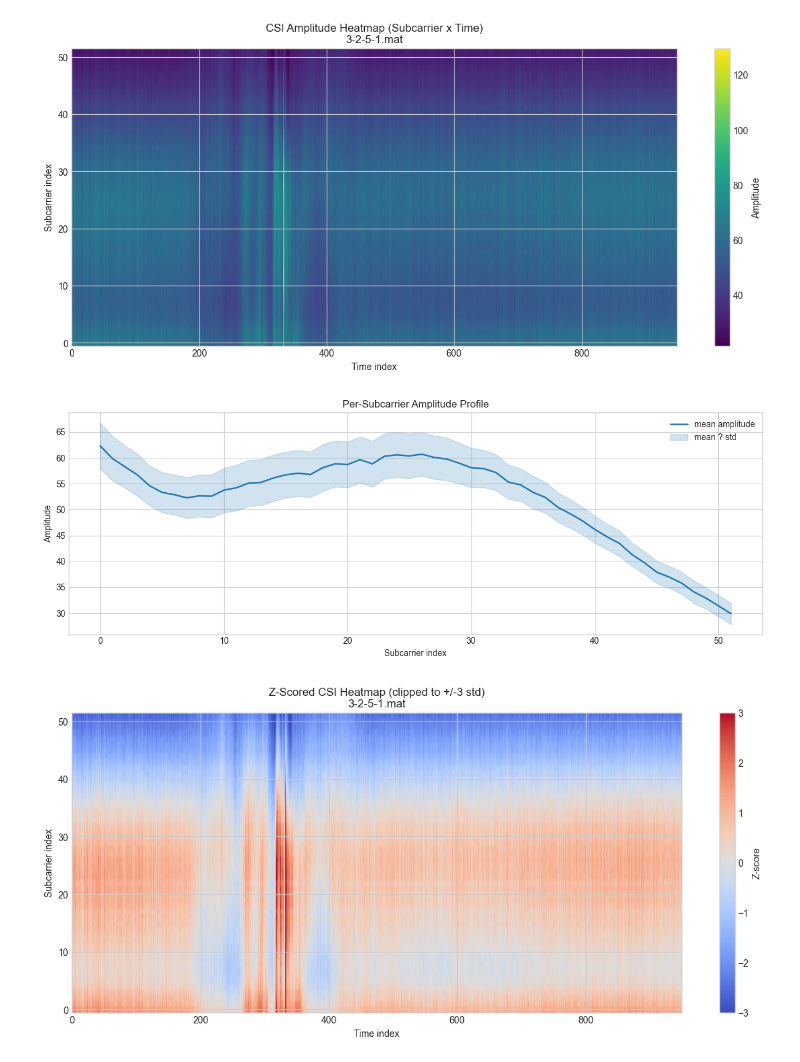
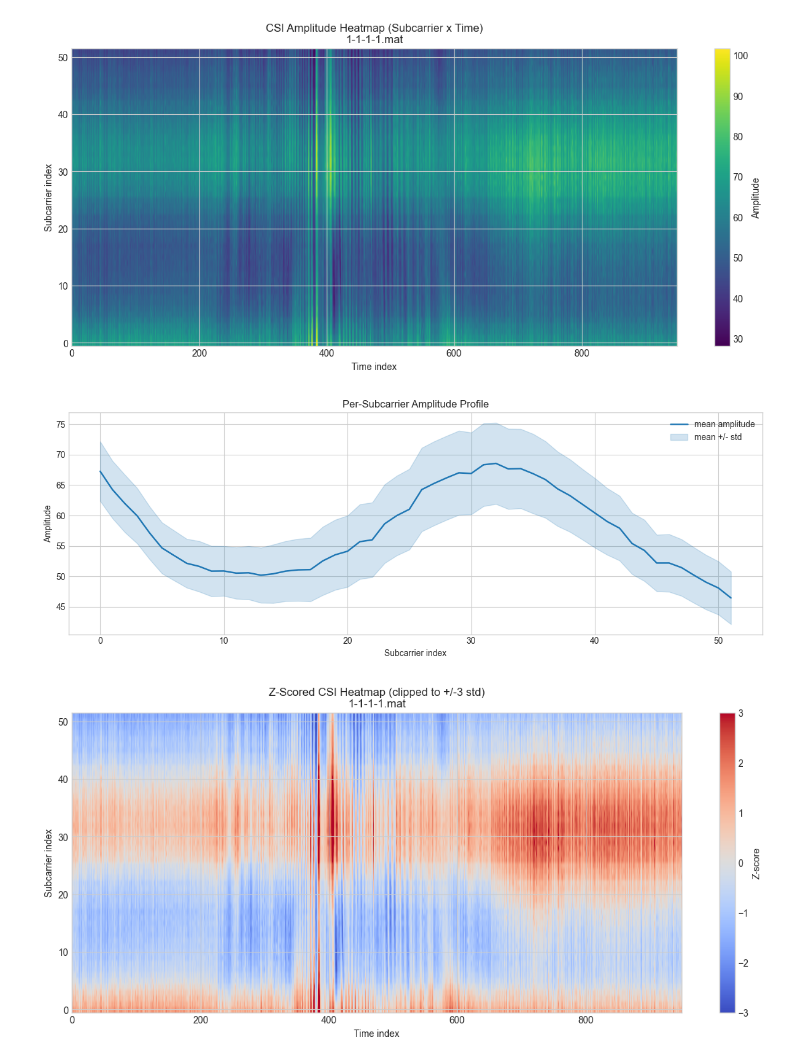
Before and after one commit to stef4k/ESP-Fi-HAR-experiments, a Jupyter notebook: notebooks/csi_data_format_and_plots.ipynb, the cells around one changed output. Saved outputs shown, nothing was run; the diff lists cells and outputs as text; code cells hidden in the pictures.

```diff
--- a/notebooks/csi_data_format_and_plots.ipynb
+++ b/notebooks/csi_data_format_and_plots.ipynb
@@ -14,24 +19,23 @@ import scipy.io as sio
 plt.style.use('seaborn-v0_8-whitegrid')
 pd.set_option('display.max_columns', None)
 # %%
-def find_data_root() -> Path:
+def find_full_mat_root() -> Path:
     candidates = [
-        Path('../ModelCode/Data'),
-        Path('ModelCode/Data'),
-        Path('../Data'),
-        Path('Data'),
+        Path('../ModelCode/Data_full_mat'),
+        Path('ModelCode/Data_full_mat'),
+        Path('../Data_full_mat'),
+        Path('Data_full_mat'),
     ]
 
     for c in candidates:
-        if c.exists() and (c / 'train_amp').exists() and (c / 'test_amp').exists():
+        if c.exists() and any(c.glob('EnvironmentNo.*')):
             return c.resolve()
 
     raise FileNotFoundError(
-        'Could not find dataset root. Expected a folder containing train_amp/ and test_amp/. '
-        f'Tried: {[str(x) for x in candidates]}'
+        'Could not find Data_full_mat root. Tried: ' + ', '.join(str(x) for x in candidates)
     )
 
 
-DATA_ROOT = find_data_root()
+DATA_ROOT = find_full_mat_root()
 DATA_ROOT
 # %% [output]
@@ -94,11 +42,0 @@ Total .mat samples: 490
-# %%
-# Parse filename pattern: X-Y-Z-M.mat
-pattern = re.compile(r'^(?P<scene>\d+)-(?P<subject>\d+)-(?P<activity_id>\d+)-(?P<trial>\d+)\.mat$')
-meta = manifest['filename'].str.extract(pattern)
-for c in ['scene', 'subject', 'activity_id', 'trial']:
-    meta[c] = pd.to_numeric(meta[c], errors='coerce')
-
-manifest_meta = pd.concat([manifest, meta], axis=1)
-
-display(manifest_meta.head(10))
-display(manifest_meta[['scene', 'subject', 'activity_id', 'trial']].describe())
@@ -152,11 +147,13 @@ def load_csi_amp(mat_path: Path, key_candidates=KEY_CANDIDATES):
     visible_keys = sorted([k for k in mat.keys() if not k.startswith('__')])
     return data, used_key, visible_keys
 
-sample_idx = 0
-sample_path = Path(manifest_meta.iloc[sample_idx]['path'])
+sample_row = manifest.iloc[0]
+sample_path = Path(sample_row['path'])
 sample_x, used_key, visible_keys = load_csi_amp(sample_path)
 
 print(f'Sample file: {sample_path.name}')
+print(f'Environment: {sample_row.environment_name}')
+print(f'Activity ID: {sample_row.activity_id}')
 print(f'Loaded key: {used_key}')
 print(f'Keys in .mat: {visible_keys}')
 print(f'Shape (time, subcarrier): {sample_x.shape}')
@@ -191,12 +192,7 @@ plt.show()
 # %%
 # Heatmap over time for each subcarrier
 fig, ax = plt.subplots(figsize=(12, 5.5))
-im = ax.imshow(
-    sample_x.T,
-    aspect='auto',
-    origin='lower',
-    cmap='viridis',
-)
+im = ax.imshow(sample_x.T, aspect='auto', origin='lower', cmap='viridis')
 
 ax.set_title(f'CSI Amplitude Heatmap (Subcarrier x Time)\n{sample_path.name}')
 ax.set_xlabel('Time index')
@@ -206,7 +202,7 @@ cbar.set_label('Amplitude')
 plt.tight_layout()
 plt.show()
 # %% [output]
-[figure, old version]
+[figure, new version]
 # %%
 # Per-subcarrier statistics
 sub_idx = np.arange(sample_x.shape[1])
@@ -215,14 +211,7 @@ sub_std = sample_x.std(axis=0)
 
 fig, ax = plt.subplots(figsize=(12, 4.5))
 ax.plot(sub_idx, sub_mean, color='tab:blue', linewidth=1.8, label='mean amplitude')
-ax.fill_between(
-    sub_idx,
-    sub_mean - sub_std,
-    sub_mean + sub_std,
-    color='tab:blue',
-    alpha=0.2,
-    label='mean +/- std',
-)
+ax.fill_between(sub_idx, sub_mean - sub_std, sub_mean + sub_std, color='tab:blue', alpha=0.2, label='mean +/- std')
 
 ax.set_title('Per-Subcarrier Amplitude Profile')
 ax.set_xlabel('Subcarrier index')
@@ -231,27 +220,20 @@ ax.legend()
 plt.tight_layout()
 plt.show()
 # %% [output]
-[figure, old version]
+[figure, new version]
 # %%
 # Optional: normalized view matching training-time Z-score normalization
 sample_x_norm = (sample_x - sample_x.mean()) / (sample_x.std() + 1e-8)
 
 fig, ax = plt.subplots(figsize=(12, 5.5))
-im = ax.imshow(
-    sample_x_norm.T,
-    aspect='auto',
-    origin='lower',
-    cmap='coolwarm',
-    vmin=-3,
-    vmax=3,
-)
+im = ax.imshow(sample_x_norm.T, aspect='auto', origin='lower', cmap='coolwarm', vmin=-3, vmax=3)
 
 ax.set_title(f'Z-Scored CSI Heatmap (clipped to +/-3 std)\n{sample_path.name}')
 ax.set_xlabel('Time index')
 ax.set_ylabel('Subcarrier index')
 cbar = plt.colorbar(im, ax=ax)
 cbar.set_label('Z-score')
 plt.tight_layout()
 plt.show()
 # %% [output]
-[figure, old version]
+[figure, new version]
```
Also changed, not shown: parts of 25 cells of this notebook.
